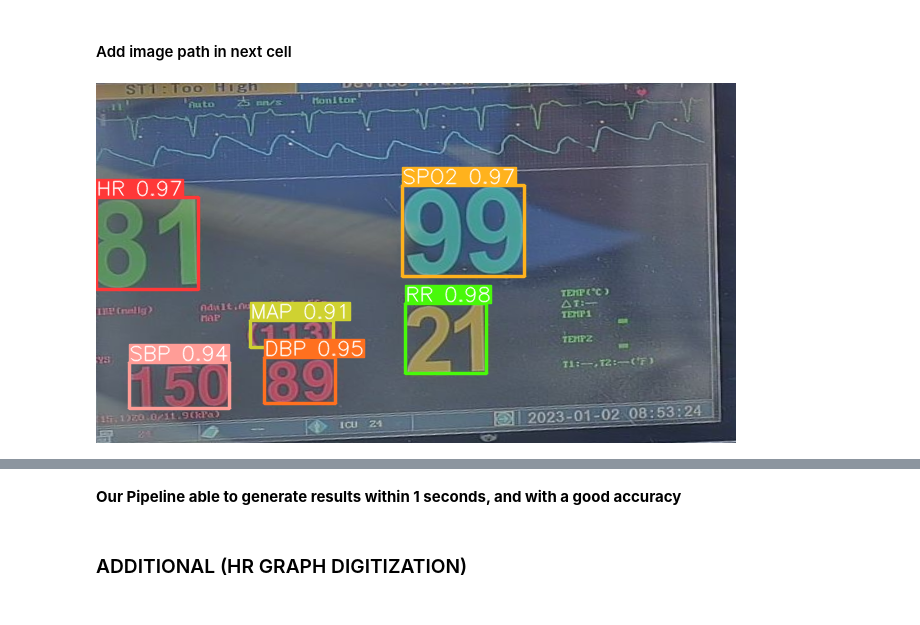
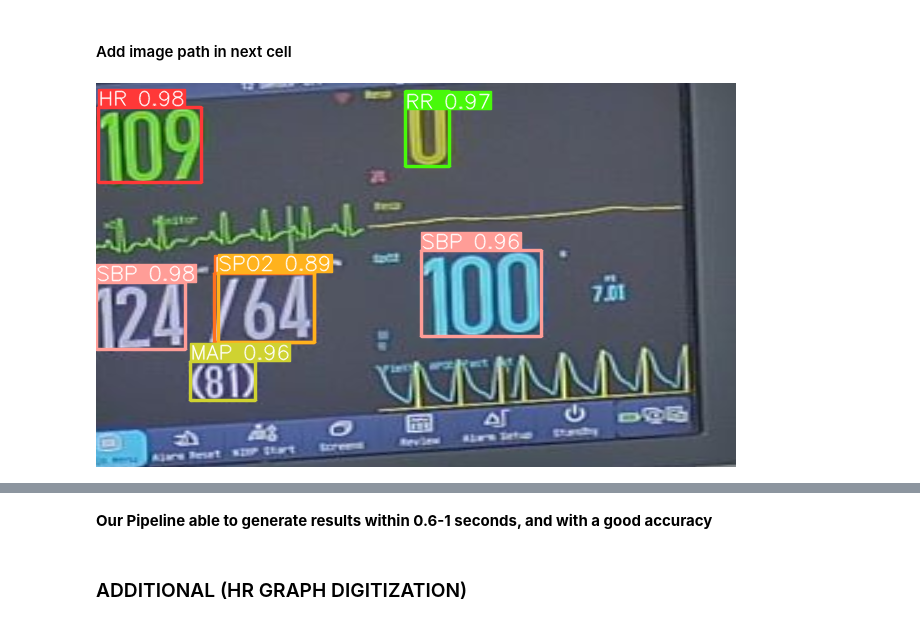
Before and after one commit to COPS-IITBHU/Vital-Extraction-Challenge, a Jupyter notebook: Submission.ipynb, the cells around one changed output, grey strips where cells are left out. Saved outputs shown, nothing was run; the diff lists cells and outputs as text; code cells hidden in the pictures.

```diff
--- a/Submission.ipynb
+++ b/Submission.ipynb
@@ -61,16 +68,20 @@ def inference(image_path):
 
     results = {}
     mask = segmentation.maskPred(image)
-    (_, detector_io, _) =  correct_perspective.correctPerspective(image, mask)
+    detector_io =  correct_perspective.correctPerspective(image, mask)
     img_graph = detector_io.copy()
     vitals = vitals_detector.get_vitals(detector_io)
     # print(vitals.crop(save=False))
+    # plt.imshow(image)
+    # plt.show()
+    # plt.imshow(detector_io)
+    # plt.show()
 
 
     ### USED MULTI-THREADING FOR PARALLELIZING RECOGNITION IN PADDLE OCR (INCREASED SPEED UPTO 2.5X)
     ocr_op_info = pool.map(vital_info, vitals.crop(save=False))
 
-    vitals.show()
+    # vitals.show()
     # print(ocr_op_info)
     vital_dict = defaultdict(list)
 
@@ -200,15 +211,15 @@ def inference(image_path):
 # %%
 %%time
 
 ## EVALUATION ON EACH IMAGE
 TEST_IMG_DIR = "test_data"
 
 imlis = os.listdir(TEST_IMG_DIR)
-image_path = f"{TEST_IMG_DIR}/{imlis[20]}"
+image_path = f"{TEST_IMG_DIR}/{imlis[6]}"
 
 ## RUN INFERENCE FUNCTION
 vitals = inference(image_path)
 
 print("Vitals - ", vitals)
 # %% [output]
-[figure, old version]
+[figure, new version]
@@ -218,5 +229,5 @@ Wall time: 732 ms
 # %% [markdown]
-**Our Pipeline able to generate results within 1 seconds, and with a good accuracy**
+**Our Pipeline able to generate results within 0.6-1 seconds, and with a good accuracy**
 # %% [markdown]
 ### ADDITIONAL (HR GRAPH DIGITIZATION)
 # %%
```
Also changed, not shown: parts of 3 cells of this notebook, 5 other files.
